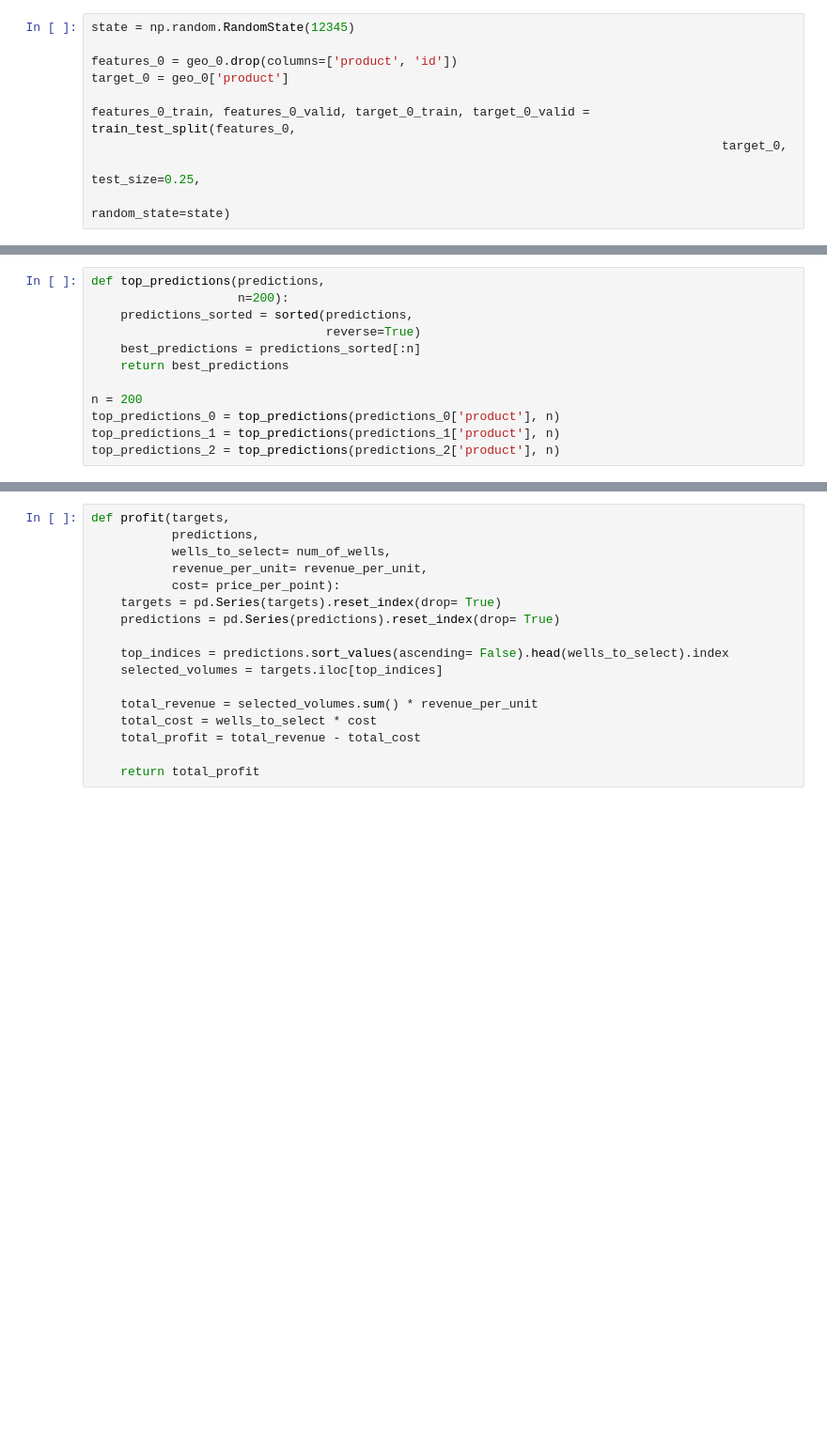
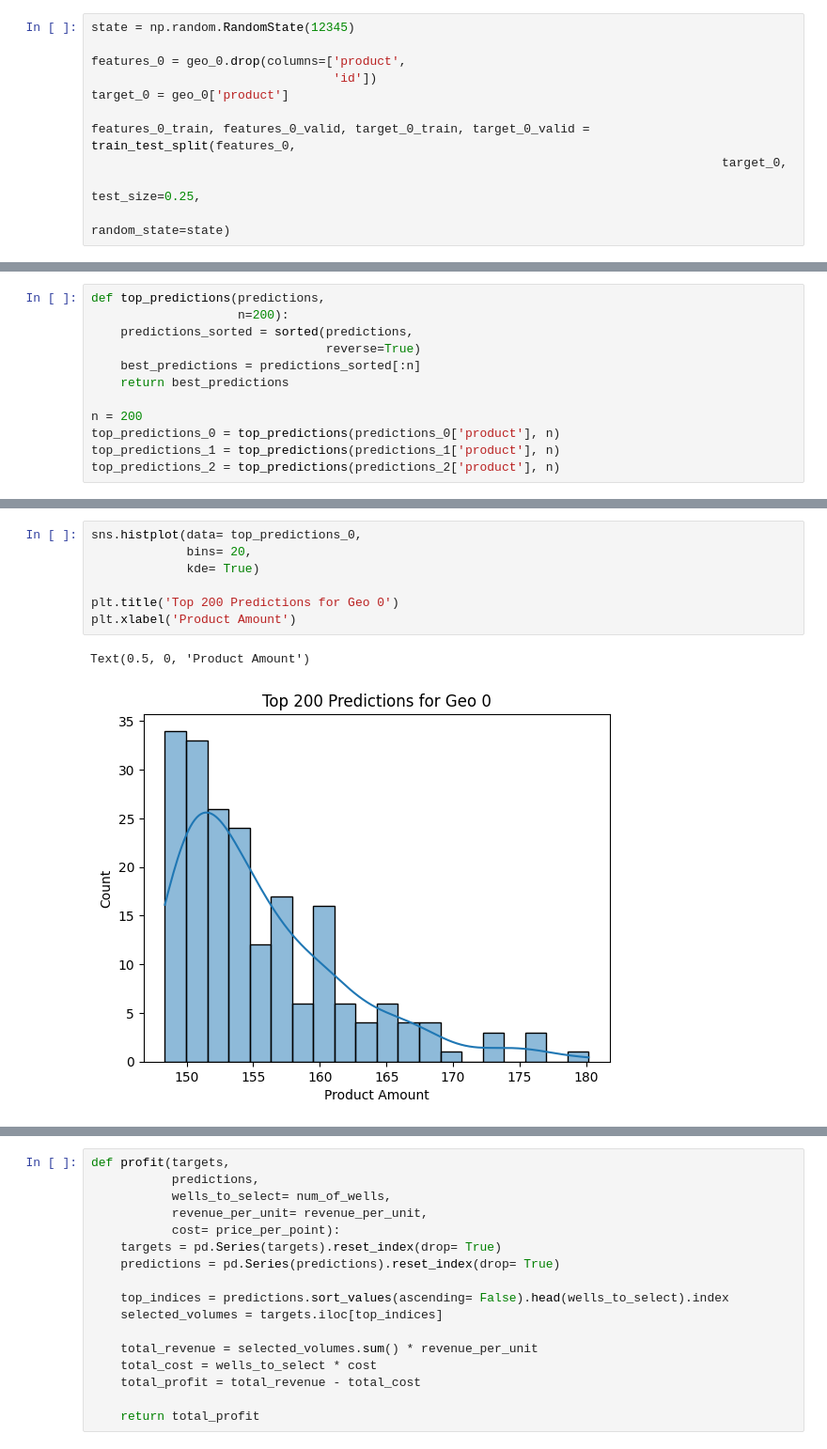
Before and after one commit to Vyncent-vdW/sprint_nine_mlb, a Jupyter notebook: sprint_9_ml_in_business.ipynb, the cells around one changed output, grey strips where cells are left out. Shown: that part at 94% size. Saved outputs shown, nothing was run; the diff lists cells and outputs as text; blank space fills up the shorter version.

```diff
--- a/sprint_9_ml_in_business.ipynb
+++ b/sprint_9_ml_in_business.ipynb
@@ -330,7 +382,8 @@ We'll now create three linear regression models for each region and find the rms
 # %%
 state = np.random.RandomState(12345)
 
-features_0 = geo_0.drop(columns=['product', 'id'])
+features_0 = geo_0.drop(columns=['product',
+                                 'id'])
 target_0 = geo_0['product']
 
 features_0_train, features_0_valid, target_0_train, target_0_valid = train_test_split(features_0,
@@ -605,3 +695,13 @@ dtype: float64
 75%      151.678377
 max      165.942904
 dtype: float64
+# %%
+sns.histplot(data= top_predictions_0,
+             bins= 20,
+             kde= True)
+
+plt.title('Top 200 Predictions for Geo 0')
+plt.xlabel('Product Amount')
+# %% [output]
+Text(0.5, 0, 'Product Amount')
+[figure, added]
```
Also changed, not shown: parts of 58 cells of this notebook.
